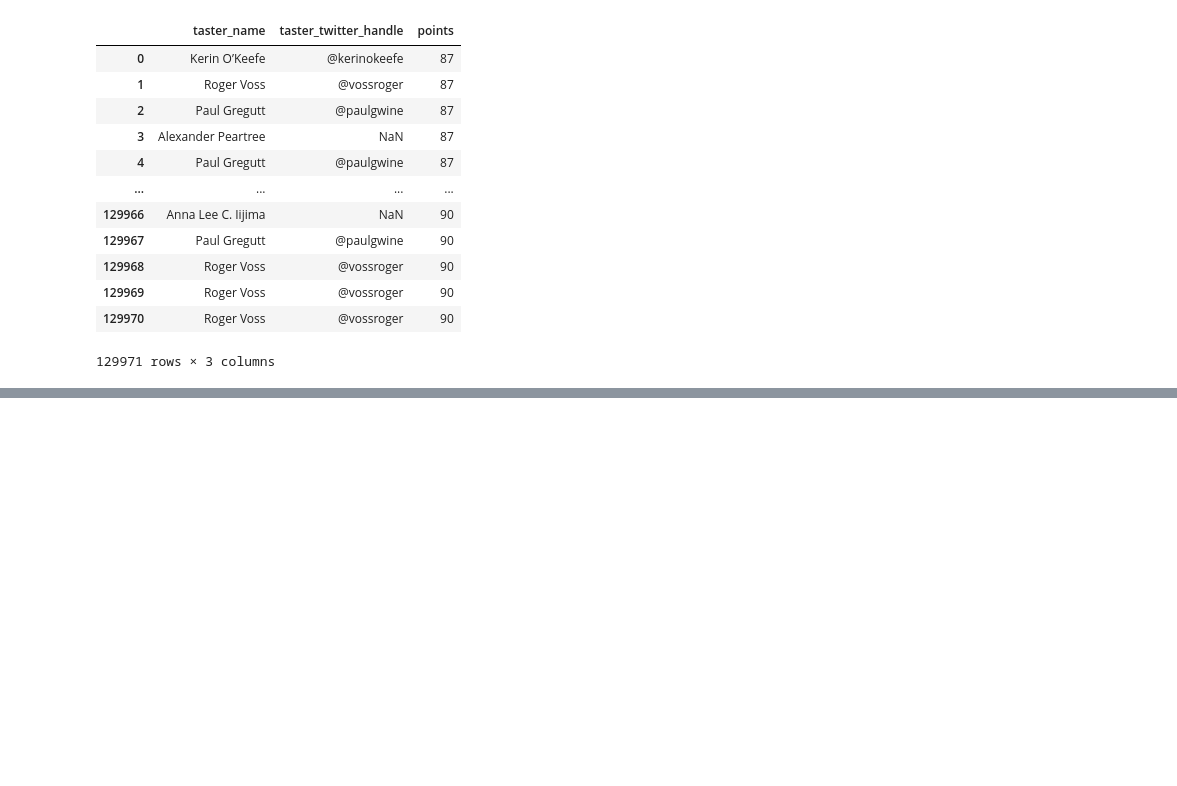
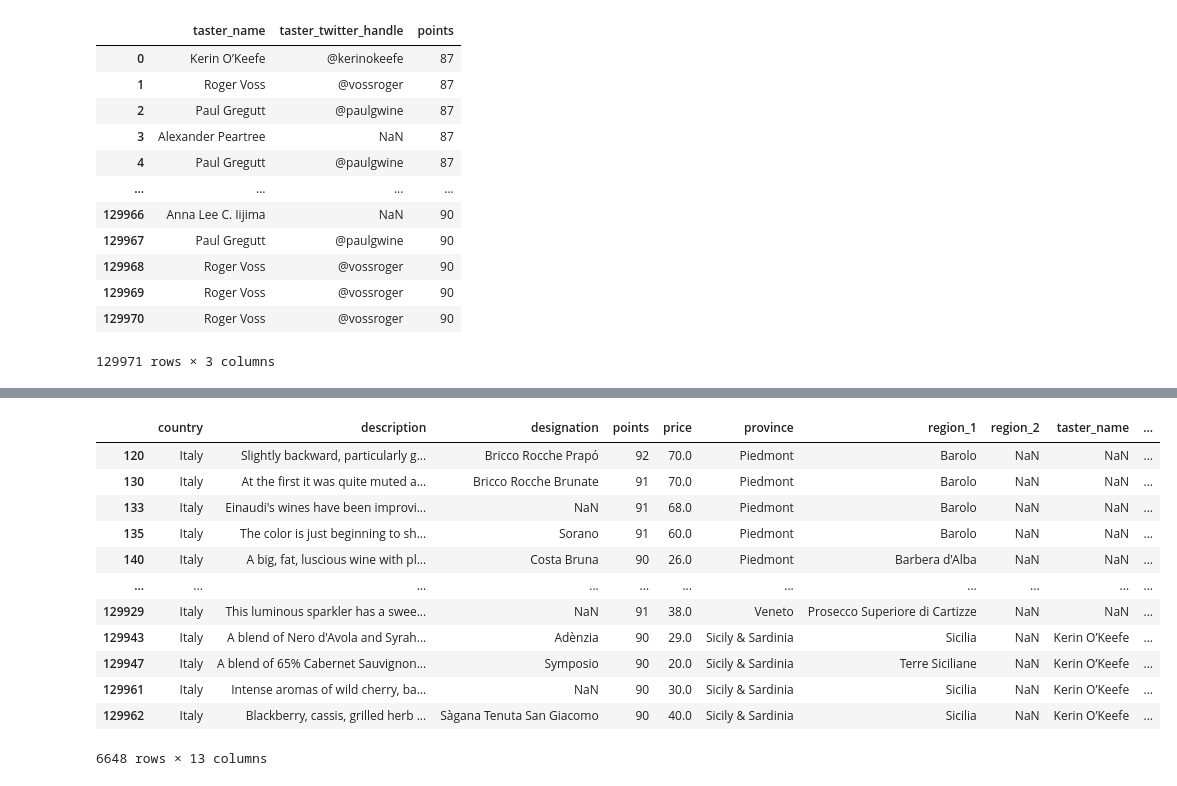
Before and after one commit to oktavianuu/my-pandas, a Jupyter notebook: ISA/indexing_selecting_assigning.ipynb, the cells around one changed output, grey strips where cells are left out. Saved outputs shown, nothing was run; the diff lists cells and outputs as text; code cells hidden in the pictures; blank space fills up the shorter version.

```diff
--- a/ISA/indexing_selecting_assigning.ipynb
+++ b/ISA/indexing_selecting_assigning.ipynb
@@ -180,0 +241,22 @@ data.loc[:, ['taster_name', 'taster_twitter_handle', 'points']]
+# %%
+# This DataFrame has ~20,000 rows. The original had ~130,000. That means that around 15% of wines originate from Italy.
+
+# We also wanted to know which ones are better than average. Wines are reviewed on a 80-to-100 point scale, so this could mean wines that accrued at least 90 points.
+
+# We can use the ampersand (&) to bring the two questions together:
+
+data.loc[(data.country == "Italy") & (data.points >= 90)]
+# %% [output]
+|  | country | description | designation | points | price | province | region_1 | region_2 | taster_name | ... |
+| 120 | Italy | Slightly backward, particularly g... | Bricco Rocche Prapó | 92 | 70.0 | Piedmont | Barolo | NaN | NaN | ... |
+| 130 | Italy | At the first it was quite muted a... | Bricco Rocche Brunate | 91 | 70.0 | Piedmont | Barolo | NaN | NaN | ... |
+| 133 | Italy | Einaudi's wines have been improvi... | NaN | 91 | 68.0 | Piedmont | Barolo | NaN | NaN | ... |
+| 135 | Italy | The color is just beginning to sh... | Sorano | 91 | 60.0 | Piedmont | Barolo | NaN | NaN | ... |
+| 140 | Italy | A big, fat, luscious wine with pl... | Costa Bruna | 90 | 26.0 | Piedmont | Barbera d'Alba | NaN | NaN | ... |
+| ... | ... | ... | ... | ... | ... | ... | ... | ... | ... | ... |
+| 129929 | Italy | This luminous sparkler has a swee... | NaN | 91 | 38.0 | Veneto | Prosecco Superiore di Cartizze | NaN | NaN | ... |
+| 129943 | Italy | A blend of Nero d'Avola and Syrah... | Adènzia | 90 | 29.0 | Sicily & Sardinia | Sicilia | NaN | Kerin O’Keefe | ... |
+| 129947 | Italy | A blend of 65% Cabernet Sauvignon... | Symposio | 90 | 20.0 | Sicily & Sardinia | Terre Siciliane | NaN | Kerin O’Keefe | ... |
+| 129961 | Italy | Intense aromas of wild cherry, ba... | NaN | 90 | 30.0 | Sicily & Sardinia | Sicilia | NaN | Kerin O’Keefe | ... |
+| 129962 | Italy | Blackberry, cassis, grilled herb ... | Sàgana Tenuta San Giacomo | 90 | 40.0 | Sicily & Sardinia | Sicilia | NaN | Kerin O’Keefe | ... |
+6648 rows × 13 columns
```
Also changed, not shown: parts of 12 cells of this notebook.
